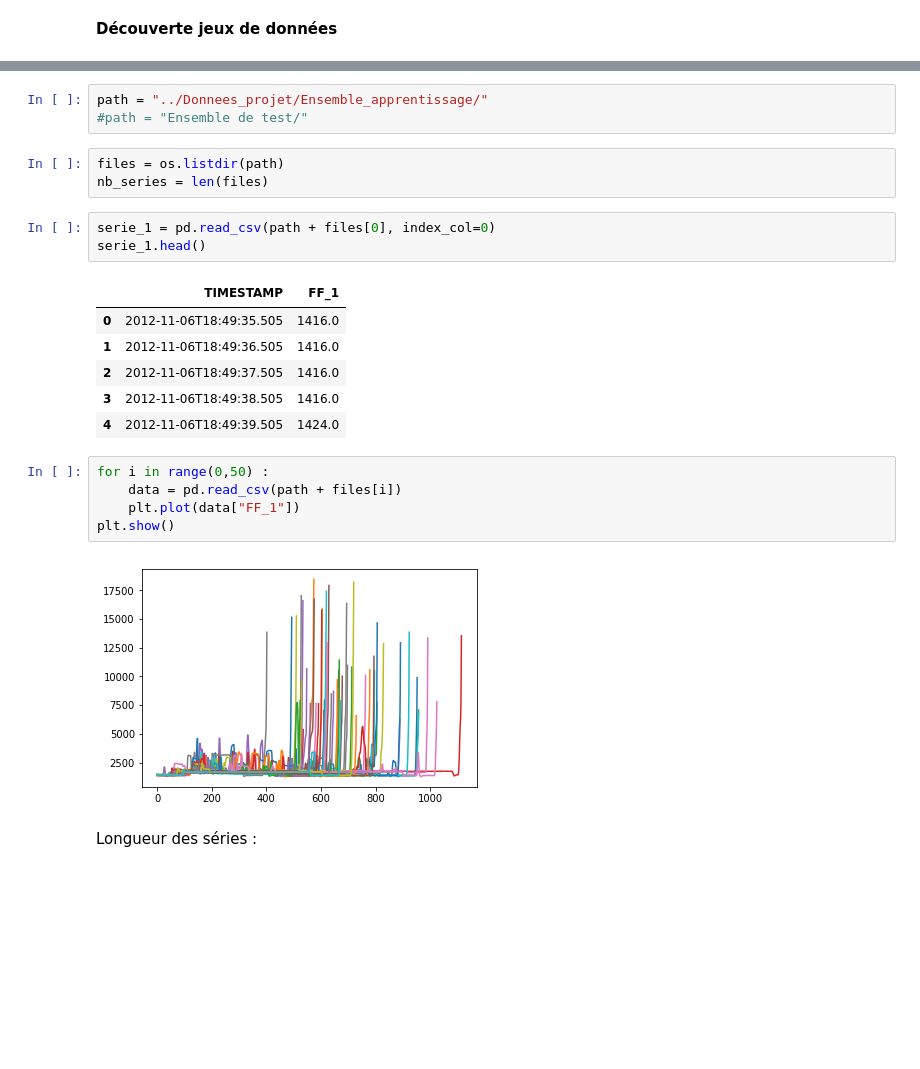
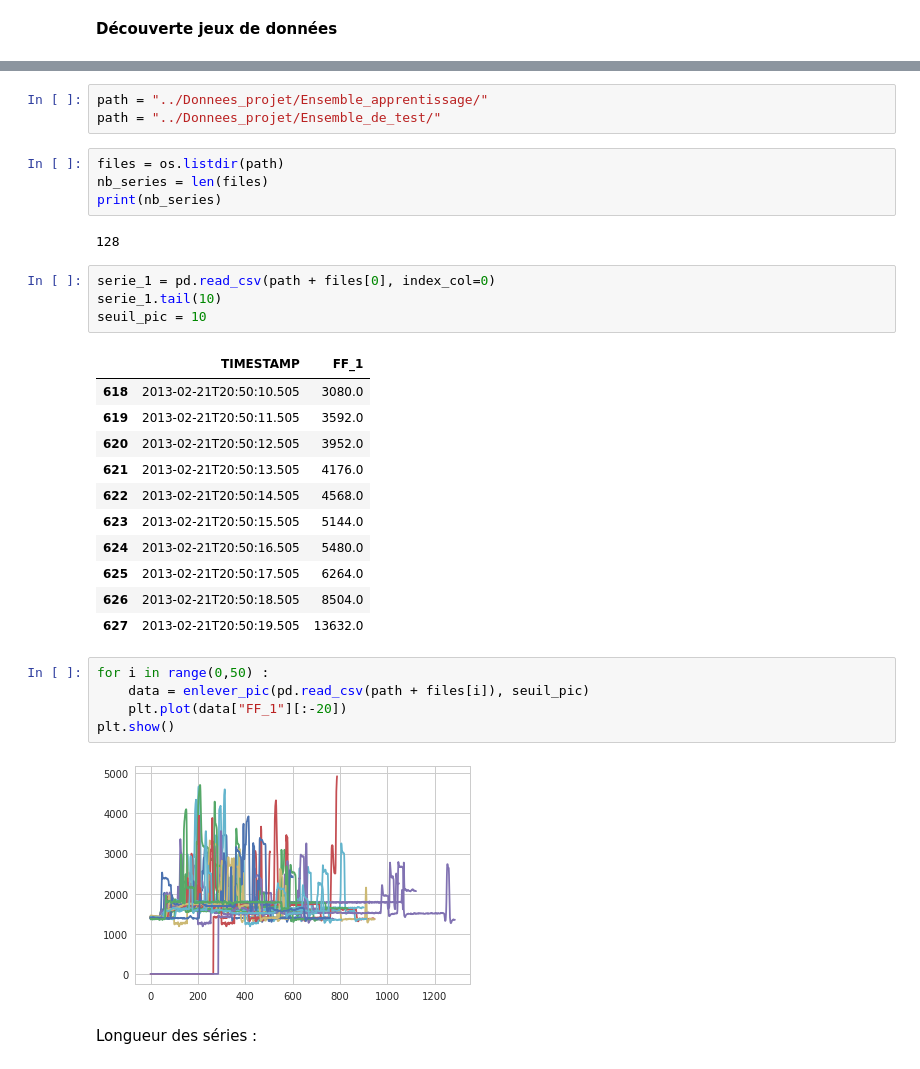
Before and after one commit to PaulCharnay/Projet_Anomalies, a Jupyter notebook: Découverte jeux de données.ipynb, the cells around one changed output, grey strips where cells are left out. Drawn from its saved outputs; the diff is of its cells as text; blank space fills up the shorter version.

Commit message:
ajout enlever_pic, avancement ACP coeffs Fourier

```diff
--- a/Découverte jeux de données.ipynb
+++ b/Découverte jeux de données.ipynb
@@ -19,27 +21,36 @@ sb.set()
 sb.set_style("whitegrid")
 # %%
 path = "../Donnees_projet/Ensemble_apprentissage/"
-#path = "Ensemble de test/"
+path = "../Donnees_projet/Ensemble_de_test/"
 # %%
 files = os.listdir(path)
 nb_series = len(files)
+print(nb_series)
+# %% [output]
+128
 # %%
 serie_1 = pd.read_csv(path + files[0], index_col=0)
-serie_1.head()
+serie_1.tail(10)
+seuil_pic = 10
 # %% [output]
 |  | TIMESTAMP | FF_1 |
-| 0 | 2012-11-06T18:49:35.505 | 1416.0 |
-| 1 | 2012-11-06T18:49:36.505 | 1416.0 |
-| 2 | 2012-11-06T18:49:37.505 | 1416.0 |
-| 3 | 2012-11-06T18:49:38.505 | 1416.0 |
-| 4 | 2012-11-06T18:49:39.505 | 1424.0 |
+| 618 | 2013-02-21T20:50:10.505 | 3080.0 |
+| 619 | 2013-02-21T20:50:11.505 | 3592.0 |
+| 620 | 2013-02-21T20:50:12.505 | 3952.0 |
+| 621 | 2013-02-21T20:50:13.505 | 4176.0 |
+| 622 | 2013-02-21T20:50:14.505 | 4568.0 |
+| 623 | 2013-02-21T20:50:15.505 | 5144.0 |
+| 624 | 2013-02-21T20:50:16.505 | 5480.0 |
+| 625 | 2013-02-21T20:50:17.505 | 6264.0 |
+| 626 | 2013-02-21T20:50:18.505 | 8504.0 |
+| 627 | 2013-02-21T20:50:19.505 | 13632.0 |
 # %%
 for i in range(0,50) :
-    data = pd.read_csv(path + files[i])
-    plt.plot(data["FF_1"])
+    data = enlever_pic(pd.read_csv(path + files[i]), seuil_pic)
+    plt.plot(data["FF_1"][:-20])
 plt.show()
 # %% [output]
-[figure, old version]
+[figure, new version]
 # %% [markdown]
 Longueur des séries :
 # %%
```
Also changed, not shown: parts of 13 cells of this notebook.
